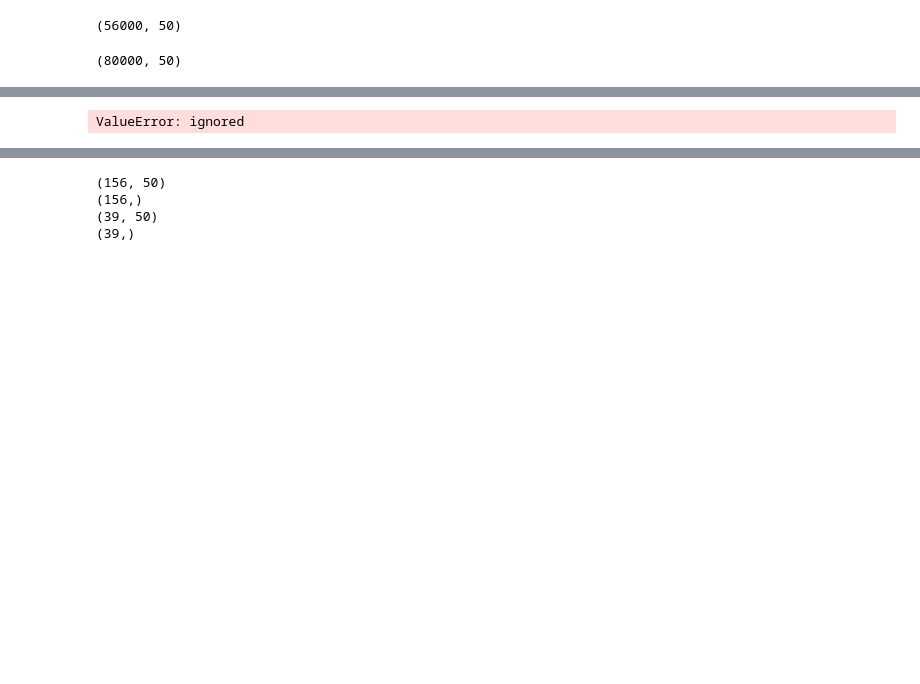
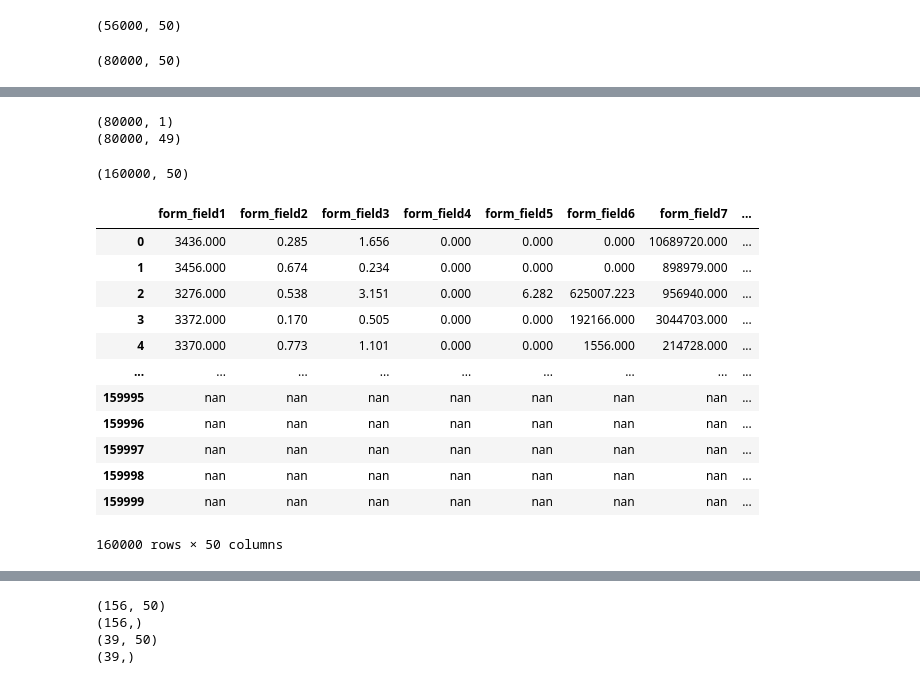
Before and after one commit to Ayanlola2002/DATA-SCIENCE-PROJECTS, a Jupyter notebook: Copy_of_DSN_BOOTCAMP_2020.ipynb, the cells around one changed output, grey strips where cells are left out. Drawn from its saved outputs; the diff is of its cells as text; code cells hidden in the pictures; blank space fills up the shorter version.

```diff
--- a/Copy_of_DSN_BOOTCAMP_2020.ipynb
+++ b/Copy_of_DSN_BOOTCAMP_2020.ipynb
@@ -186,19 +170,72 @@ data_categorical
 # %%
+categorical_columns = []
+numeric_columns = []
+for c in all_data.columns:
+    if all_data[c].map(type).eq(str).any(): #check if there are any strings in column
+        categorical_columns.append(c)
+    else:
+        numeric_columns.append(c)
+
+#create two DataFrames, one for each data type
+data_numeric = all_data[numeric_columns]
+data_categorical = pd.DataFrame(all_data[categorical_columns])
+
+
 from sklearn.impute import SimpleImputer
 imp =SimpleImputer(missing_values=np.nan, strategy='mean')
 data_numeric = pd.DataFrame(imp.fit_transform(data_numeric), columns = data_numeric.columns) #only apply imputer to numeric columns
+data_numeric.reset_index(drop=True, inplace=True)
+data_categorical.reset_index(drop=True, inplace=True)
+
 #you could do something like one-hot-encoding of data_categorical here
-from sklearn.preprocessing import LabelEncoder
-le = LabelEncoder()
-data_categorical['form_field47'] = le.fit_transform(data_categorical['form_field47'])
-# removing unnecassary columns
 
-#all_data = all_data.drop(['form_field47'], axis = 1)
+#join the two masked dataframes back together
+#data_joined = pd.concat([data_numeric, data_categorical], axis = 1)
+# %%
+print(data_categorical.shape)
+print(data_numeric.shape)
+# %% [output]
+(80000, 1)
+(80000, 49)
 # %%
 #join the two masked dataframes back together
 data_joined = pd.concat([data_numeric, data_categorical], axis = 1)
-# %% [output]
-ValueError: ignored
+# %%
+data_joined.shape
+# %% [output]
+(160000, 50)
+# %%
+'''
+from sklearn.impute import SimpleImputer
+imp =SimpleImputer(missing_values=np.nan, strategy='mean')
+data_numeric = pd.DataFrame(imp.fit_transform(data_numeric), columns = data_numeric.columns) #only apply imputer to numeric columns
+#you could do something like one-hot-encoding of data_categorical here
+from sklearn.preprocessing import LabelEncoder
+le = LabelEncoder()
+data_categorical['form_field47'] = le.fit_transform(data_categorical['form_field47'])
+# removing unnecassary columns
+
+#all_data = all_data.drop(['form_field47'], axis = 1)
+'''
+# %%
+#join the two masked dataframes back together
+data_joined = pd.concat([data_numeric, data_categorical], axis = 0,ignore_index=True)
+# %%
+data_joined
+# %% [output]
+|  | form_field1 | form_field2 | form_field3 | form_field4 | form_field5 | form_field6 | form_field7 | ... |
+| 0 | 3436.000 | 0.285 | 1.656 | 0.000 | 0.000 | 0.000 | 10689720.000 | ... |
+| 1 | 3456.000 | 0.674 | 0.234 | 0.000 | 0.000 | 0.000 | 898979.000 | ... |
+| 2 | 3276.000 | 0.538 | 3.151 | 0.000 | 6.282 | 625007.223 | 956940.000 | ... |
+| 3 | 3372.000 | 0.170 | 0.505 | 0.000 | 0.000 | 192166.000 | 3044703.000 | ... |
+| 4 | 3370.000 | 0.773 | 1.101 | 0.000 | 0.000 | 1556.000 | 214728.000 | ... |
+| ... | ... | ... | ... | ... | ... | ... | ... | ... |
+| 159995 | nan | nan | nan | nan | nan | nan | nan | ... |
+| 159996 | nan | nan | nan | nan | nan | nan | nan | ... |
+| 159997 | nan | nan | nan | nan | nan | nan | nan | ... |
+| 159998 | nan | nan | nan | nan | nan | nan | nan | ... |
+| 159999 | nan | nan | nan | nan | nan | nan | nan | ... |
+160000 rows × 50 columns
 # %%
 
 # separating train and test datasets from data
```
Also changed, not shown: parts of 3 cells of this notebook.
